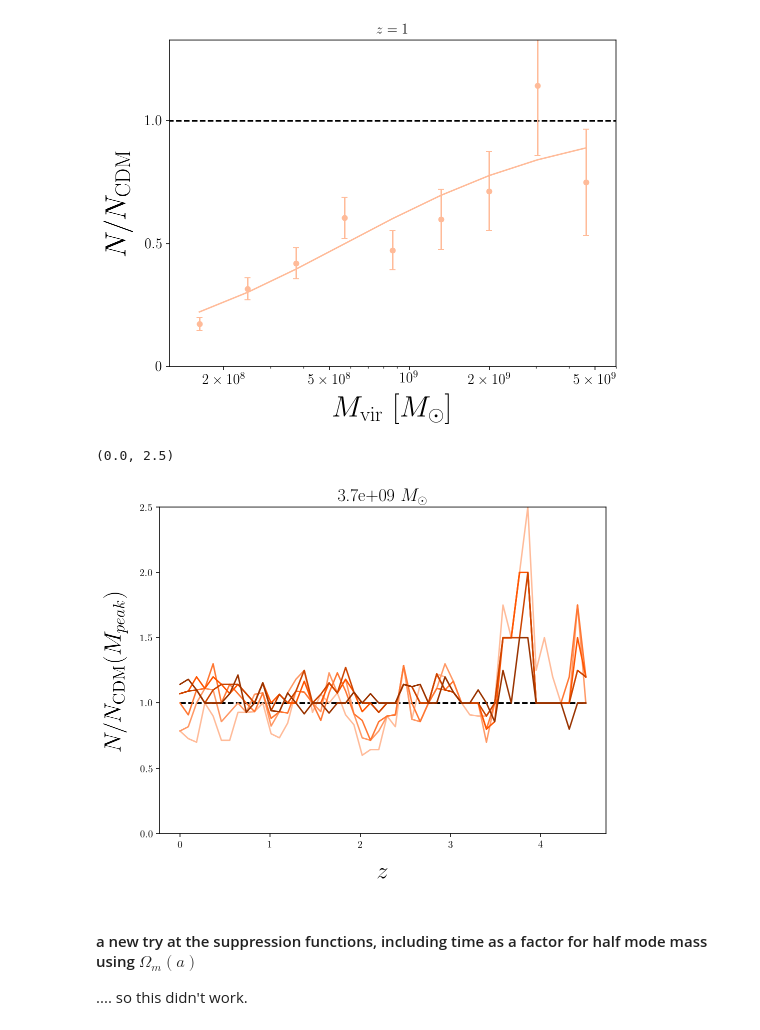
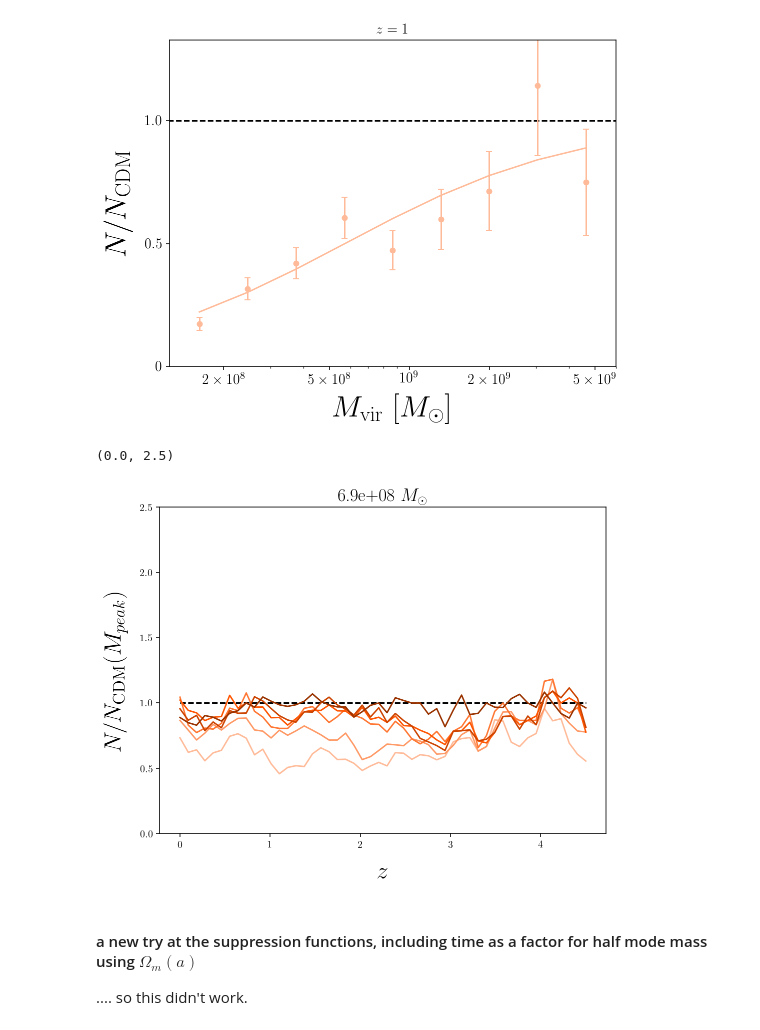
Before and after one commit to theotherlogan/nsbp-2023, a Jupyter notebook: notebooks/logan_week4.ipynb, the cells around one changed output. Saved outputs shown, nothing was run; the diff lists cells and outputs as text; code cells hidden in the pictures.

```diff
--- a/notebooks/logan_week4.ipynb
+++ b/notebooks/logan_week4.ipynb
@@ -525,27 +525,27 @@ plt.show()
 # %% [output]
 [figure]
 # %%
-idx = 8
+idx = 4
 plt.figure(figsize=(8,6))
 models = ['wdm_3', 'wdm_4', 'wdm_5','wdm_6','wdm_6.5', 'wdm_10']
 plt.hlines(1,0, 4.5, ls='--', color='k')
 
 for model in models:
     suppression = np.zeros(50)
 
     for i,z in enumerate(wdm_shmf_mpeak_suppression[model]):
         suppression[i] = wdm_shmf_mpeak_suppression[model][str(z)][idx]
 
     plt.plot(redshifts, suppression, c=sim_colors[model], label=f'{model[4:]} keV')
 
 plt.ylabel(r'$N/N_{\rm{CDM}}(M_{peak})$', fontsize=24, labelpad=12)
 plt.xlabel(r'$z$', fontsize=24, labelpad=12)
 plt.title(rf'{base_mpeak[idx]: .1e} $M_\odot$', fontsize=18)
 plt.ylim(0, 2.5)
 # plt.legend(fontsize=10)
 # %% [output]
 (0.0, 2.5)
-[figure, old version]
+[figure, new version]
 # %% [markdown]
 #### a new try at the suppression functions, including time as a factor for half mode mass using $\Omega_m(a)$
 
```
Also changed, not shown: 1 other file.
